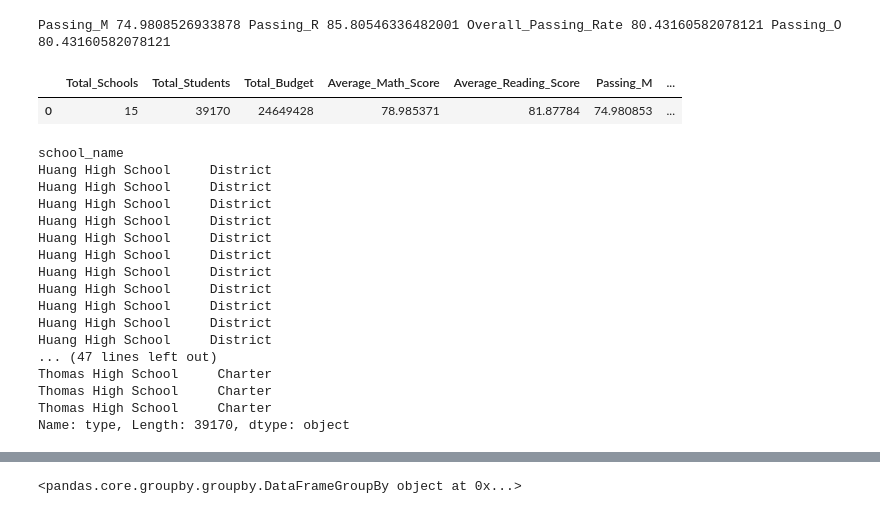
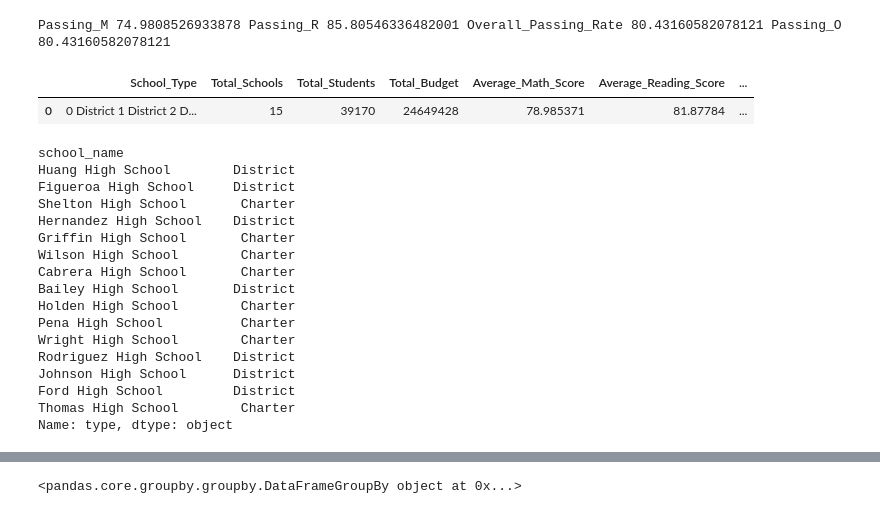
Before and after one commit to mparham2004/python-challenge, a Jupyter notebook: PyCitySchoolsMP.ipynb, the cells around one changed output, grey strips where cells are left out. Saved outputs shown, nothing was run; the diff lists cells and outputs as text; code cells hidden in the pictures.

```diff
--- a/PyCitySchoolsMP.ipynb
+++ b/PyCitySchoolsMP.ipynb
@@ -71,7 +71,7 @@ dtypes: int64(3), object(2)
 memory usage: 680.0+ bytes
 # %%
 # Combine the data into a single dataset
-school_file = pd.merge(student_file, school_file, how="left", on=["school_name", "school_name"])
+merged_file = pd.merge(student_file, school_file, how="left", on=['school_name', 'school_name'])
 # %%
 #District Summary
 #Calculate the total number of schools, Calculate the total number of students, total budget,
@@ -134,18 +134,21 @@ Index(['Student ID', 'student_name', 'gender', 'grade', 'school_name',
        'reading_score', 'math_score', 'School ID', 'type', 'size', 'budget'],
       dtype='object')
 # %%
-Total_Schools = school_file['school_name'].nunique()
+Total_Schools = merged_file['school_name'].nunique()
 Total_Schools
 
-Total_Students = school_file['Student ID'].nunique()
+Total_Students = merged_file['Student ID'].nunique()
 Total_Students
 
-Average_Math_Score = school_file.loc[:,"math_score"].mean()
+Average_Math_Score = merged_file.loc[:,"math_score"].mean()
 Average_Math_Score
 
-Average_Reading_Score = school_file.loc[:,"reading_score"].mean()
+Average_Reading_Score = merged_file.loc[:,"reading_score"].mean()
 Average_Reading_Score
 
 Overall_Passing_Rate = (Average_Reading_Score + Average_Math_Score)/2
 Overall_Passing_Rate
+school_type = merged_file.loc[:, "type"]
+school_budget = merged_file.loc[:, "budget"]
+print(school_budget)
 # %% [output]
@@ -153,12 +172,12 @@ Overall_Passing_Rate
 # %%
-pass_read = school_file['reading_score'] >= 70
+pass_read = merged_file['reading_score'] >= 70
 pass_read = pass_read/Total_Students * 100
 Passing_R = np.count_nonzero(pass_read)/Total_Students * 100
 print(Passing_R)
 # %% [output]
 85.80546336482001
 # %%
-pass_math = school_file['math_score'] >= 70
+pass_math = merged_file['math_score'] >= 70
 pass_math = pass_math/Total_Students * 100
 Passing_M = np.count_nonzero(pass_math)/Total_Students * 100
 print(Passing_M)
@@ -183,37 +202,38 @@ print( "Passing_M",Passing_M,"Passing_R" ,Passing_R,"Overall_Passing_Rate" ,Over
 Passing_M 74.9808526933878 Passing_R 85.80546336482001 Overall_Passing_Rate 80.43160582078121 Passing_O 80.43160582078121
 # %%
 # Creating a summary DataFrame using above values
-summary_df = pd.DataFrame({"Total_Schools":[Total_Schools],
+summary_df = pd.DataFrame({"School_Type" : [school_type],
+                           "Total_Schools":[Total_Schools],
                            "Total_Students": [Total_Students],
                           "Total_Budget": [Total_Budget],
                            "Average_Math_Score": [Average_Math_Score],
                            "Average_Reading_Score": [Average_Reading_Score],
                            "Passing_M": [Passing_M],
                            "Passing_R" : [Passing_R],
                            "Overall_Passing_Rate" : [Overall_Passing_Rate],
                            "Passing_O" : [Passing_O]})
 summary_df
 # %% [output]
-|  | Total_Schools | Total_Students | Total_Budget | Average_Math_Score | Average_Reading_Score | Passing_M | ... |
-| 0 | 15 | 39170 | 24649428 | 78.985371 | 81.87784 | 74.980853 | ... |
+|  | School_Type | Total_Schools | Total_Students | Total_Budget | Average_Math_Score | Average_Reading_Score | ... |
+| 0 | 0 District 1 District 2 D... | 15 | 39170 | 24649428 | 78.985371 | 81.87784 | ... |
 # %%
 school_type = school_file.set_index(["school_name"])["type"]
 school_type
 # %% [output]
 school_name
-Huang High School     District
-Huang High School     District
-Huang High School     District
-Huang High School     District
-Huang High School     District
-Huang High School     District
-Huang High School     District
-Huang High School     District
-Huang High School     District
-Huang High School     District
-Huang High School     District
-... (47 lines left out)
-Thomas High School     Charter
-Thomas High School     Charter
-Thomas High School     Charter
-Name: type, Length: 39170, dtype: object
+Huang High School        District
+Figueroa High School     District
+Shelton High School       Charter
+Hernandez High School    District
+Griffin High School       Charter
+Wilson High School        Charter
+Cabrera High School       Charter
+Bailey High School       District
+Holden High School        Charter
+Pena High School          Charter
+Wright High School        Charter
+Rodriguez High School    District
+Johnson High School      District
+Ford High School         District
+Thomas High School        Charter
+Name: type, dtype: object
```
Also changed, not shown: parts of 15 cells of this notebook.
